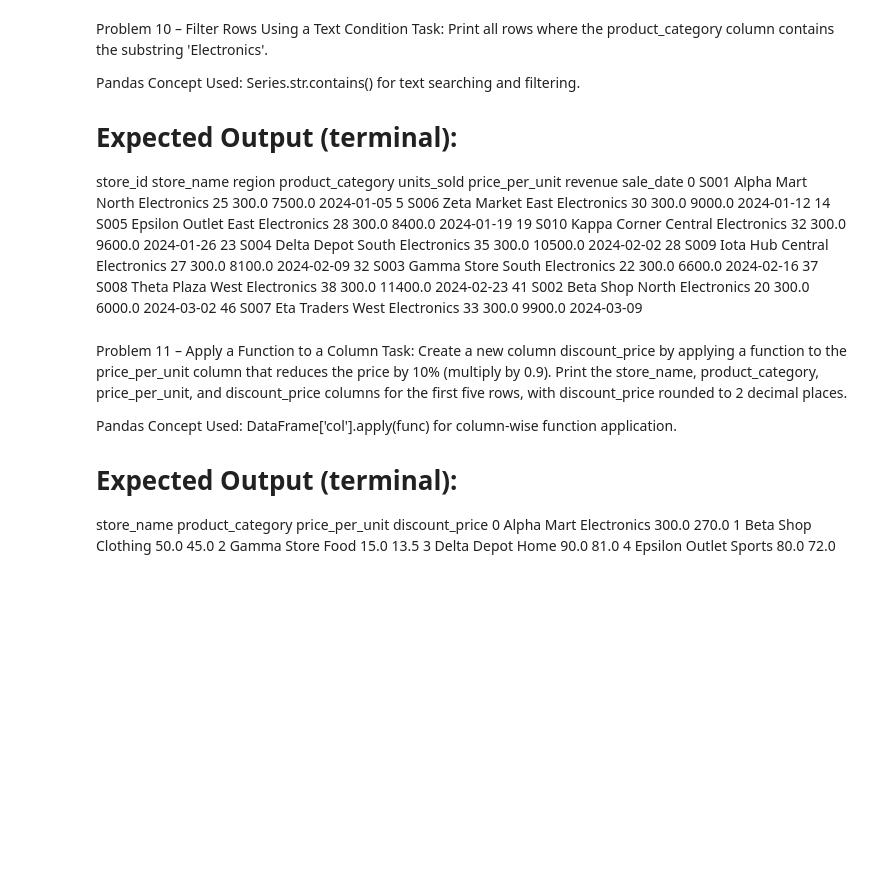
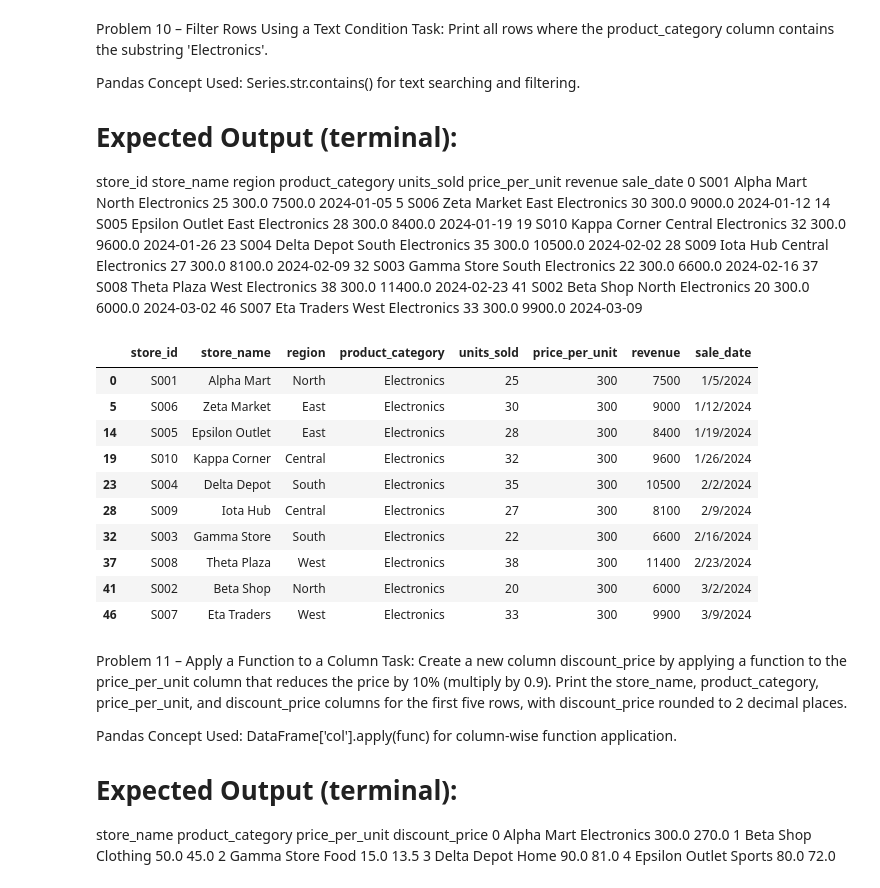
Before and after one commit to JerickJualo/Pandas---Problem-Solving---DeepSeek, a Jupyter notebook: Problem Solving/Data Handling Notebooks/Data Handling - EASY.ipynb, the cells around one changed output. Saved outputs shown, nothing was run; the diff lists cells and outputs as text; code cells hidden in the pictures; blank space fills up the shorter version.

```diff
--- a/Problem Solving/Data Handling Notebooks/Data Handling - EASY.ipynb
+++ b/Problem Solving/Data Handling Notebooks/Data Handling - EASY.ipynb
@@ -274,6 +308,22 @@ Series.str.contains() for text searching and filtering.
 37     S008   Theta Plaza     West     Electronics          38           300.0  11400.0  2024-02-23
 41     S002     Beta Shop    North     Electronics          20           300.0   6000.0  2024-03-02
 46     S007   Eta Traders     West     Electronics          33           300.0   9900.0  2024-03-09
+# %%
+electronics_category = store_sales.loc[:, 'product_category'].str.contains('Electronics')
+
+store_sales[electronics_category]
+# %% [output]
+|  | store_id | store_name | region | product_category | units_sold | price_per_unit | revenue | sale_date |
+| 0 | S001 | Alpha Mart | North | Electronics | 25 | 300 | 7500 | 1/5/2024 |
+| 5 | S006 | Zeta Market | East | Electronics | 30 | 300 | 9000 | 1/12/2024 |
+| 14 | S005 | Epsilon Outlet | East | Electronics | 28 | 300 | 8400 | 1/19/2024 |
+| 19 | S010 | Kappa Corner | Central | Electronics | 32 | 300 | 9600 | 1/26/2024 |
+| 23 | S004 | Delta Depot | South | Electronics | 35 | 300 | 10500 | 2/2/2024 |
+| 28 | S009 | Iota Hub | Central | Electronics | 27 | 300 | 8100 | 2/9/2024 |
+| 32 | S003 | Gamma Store | South | Electronics | 22 | 300 | 6600 | 2/16/2024 |
+| 37 | S008 | Theta Plaza | West | Electronics | 38 | 300 | 11400 | 2/23/2024 |
+| 41 | S002 | Beta Shop | North | Electronics | 20 | 300 | 6000 | 3/2/2024 |
+| 46 | S007 | Eta Traders | West | Electronics | 33 | 300 | 9900 | 3/9/2024 |
 # %% [markdown]
 Problem 11 – Apply a Function to a Column
 Task:
```
Also changed, not shown: parts of 7 cells of this notebook.
